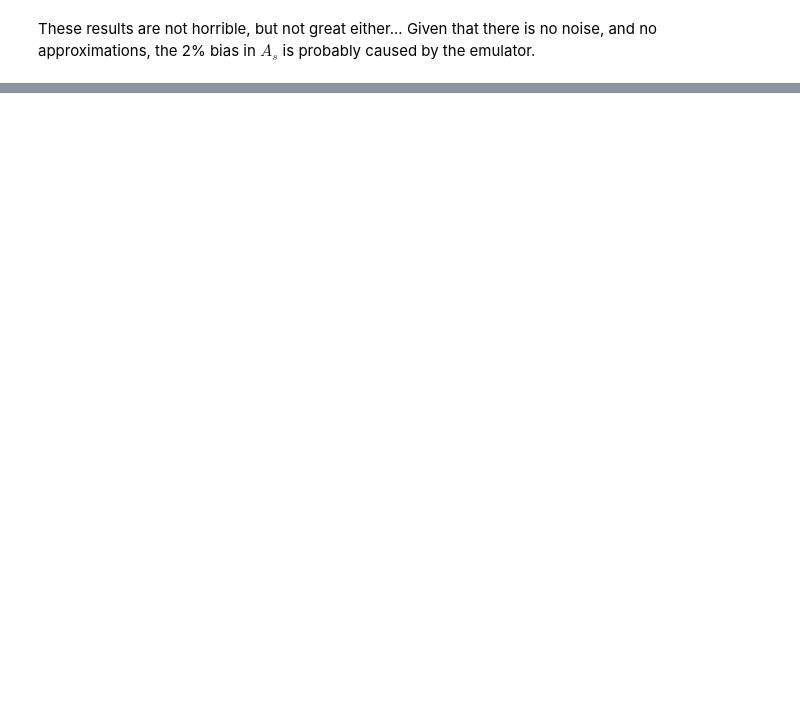
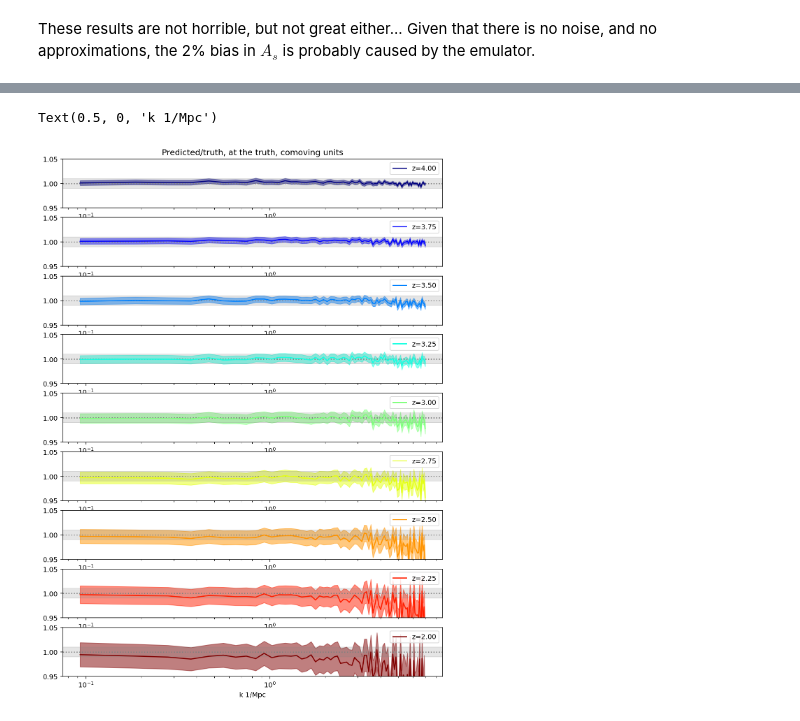
Before and after one commit to andreufont/LyaCosmoParams, a Jupyter notebook: lya_likelihood/notebooks/full_scan_As.ipynb, the cells around one changed output, grey strips where cells are left out. Cells and saved outputs as stored; diff of their text form; code cells hidden in the pictures; blank space fills up the shorter version.

```diff
--- a/lya_likelihood/notebooks/full_scan_As.ipynb
+++ b/lya_likelihood/notebooks/full_scan_As.ipynb
@@ -123,0 +152,38 @@ Given that there is no noise, and no approximations, the 2% bias in $A_s$ is pro
+# %%
+## Plot the predicted predicted P1D/true P1D in comoving units
+## Create arxiv object for true p1d
+truth=p1d_arxiv.ArxivP1D(basedir=basedir,
+                            drop_tau_rescalings=True,z_max=4,pick_sim_number=test_sim_num,
+                            drop_temp_rescalings=True,skewers_label=skewers_label)
+## Set up k bins for emulator call
+k_test=truth.data[1]["k_Mpc"][1:]
+k_test=k_test[k_test<7]
+# %%
+plt.figure(figsize=[10,14])
+dex=0
+for aa,item in enumerate(truth.data):
+    plt.subplot(len(truth.data),1,aa+1)
+    if aa==0:
+        plt.title("Predicted/truth, at the truth, comoving units")
+    col = plt.cm.jet(dex/(len(truth.data)-1))
+    dex+=1
+    emu_call={}
+    for param in paramList:
+        emu_call[param]=item[param]
+    pred,err=emu.emulate_p1d_Mpc(emu_call,k_test,True,item["z"])
+    plt.axhspan(0.99,1.01,color="gray",alpha=0.2)
+    plt.axhline(1,linestyle=":",color="gray")
+    ## Plot z with different limits
+    plt.plot(k_test,pred/item["p1d_Mpc"][1:(len(k_test)+1)],color=col,linestyle="solid",label="z=%.2f" % item["z"])
+    plt.fill_between(k_test,(pred+np.sqrt(np.diag(err)))/item["p1d_Mpc"][1:(len(k_test)+1)],
+            (pred-np.sqrt(np.diag(err)))/item["p1d_Mpc"][1:(len(k_test)+1)],alpha=0.5,color=col)
+
+    plt.xscale("log")
+    plt.ylim(0.95,1.05)
+    plt.legend()
+
+#plt.xscale("log")
+plt.xlabel("k 1/Mpc")
+# %% [output]
+Text(0.5, 0, 'k 1/Mpc')
+[figure, added]
```
Also changed, not shown: parts of 12 cells of this notebook.
